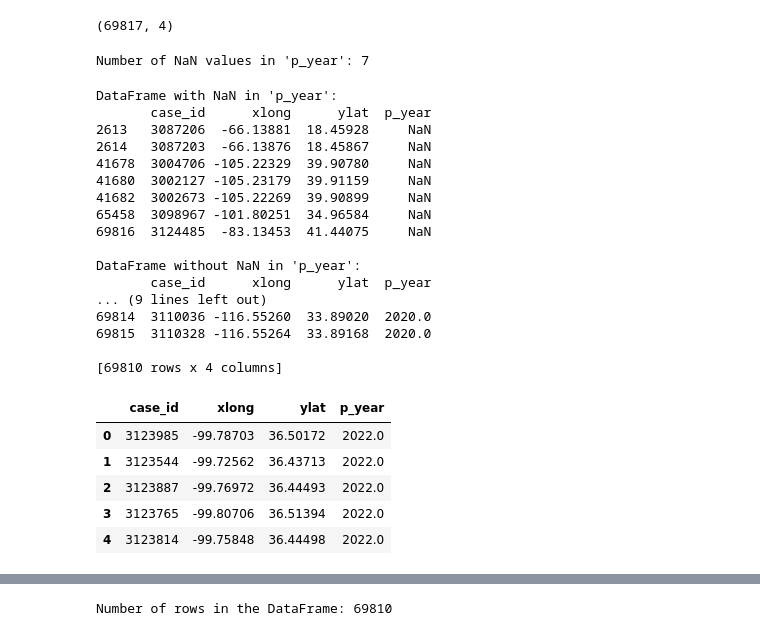
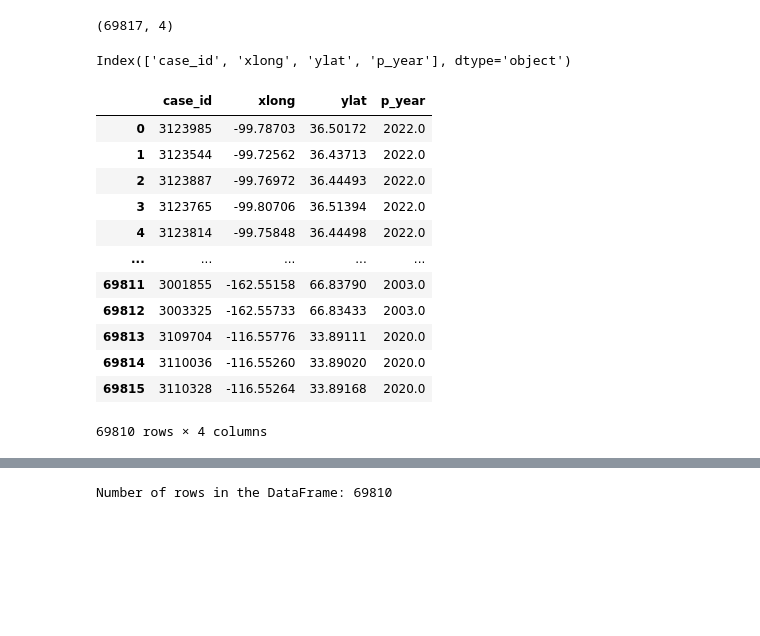
Before and after one commit to MF-MSB/Project_1, a Jupyter notebook: Question_2_Part_3.ipynb, the cells around one changed output, grey strips where cells are left out. Cells and saved outputs as stored; diff of their text form; code cells hidden in the pictures; blank space fills up the shorter version.

```diff
--- a/Question_2_Part_3.ipynb
+++ b/Question_2_Part_3.ipynb
@@ -38,12 +9,17 @@ dtype: object
 # %%
 # Call the USWTDB API and apply custom URL parameters to the request. Parameters allow us to filter the data return.
 data_url = "https://eersc.usgs.gov/api/uswtdb/v1/turbines?&t_cap=gt.0&select=case_id,xlong,ylat,p_year"
+# request the data and transfer to data frame
+response_data=requests.get(data_url)
+
 
 # Parse the JSON response from the API return and populate the dataframe
-df1 = pd.read_json(data_url)
+data=response_data.json()
+df=pd.json_normalize(data)
+
 
 # Preview the first five records of our dataframe based on the custom URL paramters in the API request
-df1.head(5)
+display(df)
 # %% [output]
 |  | case_id | xlong | ylat | p_year |
 | 0 | 3123985 | -99.78703 | 36.50172 | 2022.0 |
@@ -78,47 +59,27 @@ print(df_shape)
 # %% [output]
 (69817, 4)
 # %%
-nan_count_column1 = df1['p_year'].isna().sum()
-
-print("Number of NaN values in 'p_year':", nan_count_column1)
+#show columns
+df.columns
 # %% [output]
-Number of NaN values in 'p_year': 7
+Index(['case_id', 'xlong', 'ylat', 'p_year'], dtype='object')
-# %%
-df1_with_nan = df1[df1['p_year'].isna()]
-
-# Filter rows without NaN in 'p_year'
-df1_without_nan = df1[~df1['p_year'].isna()]
-
-# Display the DataFrames
-print("DataFrame with NaN in 'p_year':")
-print(df1_with_nan)
-
-print("\nDataFrame without NaN in 'p_year':")
-print(df1_without_nan)
-# %% [output]
-DataFrame with NaN in 'p_year':
-       case_id      xlong      ylat  p_year
-2613   3087206  -66.13881  18.45928     NaN
-2614   3087203  -66.13876  18.45867     NaN
-41678  3004706 -105.22329  39.90780     NaN
-41680  3002127 -105.23179  39.91159     NaN
-41682  3002673 -105.22269  39.90899     NaN
-65458  3098967 -101.80251  34.96584     NaN
-69816  3124485  -83.13453  41.44075     NaN
-
-DataFrame without NaN in 'p_year':
-       case_id      xlong      ylat  p_year
-... (9 lines left out)
-69814  3110036 -116.55260  33.89020  2020.0
-69815  3110328 -116.55264  33.89168  2020.0
-
-[69810 rows x 4 columns]
 # %%
-df1_without_nan.head()
+#check for duplicated value and NaN
+df.loc[df.duplicated(subset=['case_id', 'xlong', 'ylat', 'p_year'])]
+df=df.dropna()
+
+df
 # %% [output]
 |  | case_id | xlong | ylat | p_year |
 | 0 | 3123985 | -99.78703 | 36.50172 | 2022.0 |
 | 1 | 3123544 | -99.72562 | 36.43713 | 2022.0 |
 | 2 | 3123887 | -99.76972 | 36.44493 | 2022.0 |
 | 3 | 3123765 | -99.80706 | 36.51394 | 2022.0 |
 | 4 | 3123814 | -99.75848 | 36.44498 | 2022.0 |
+| ... | ... | ... | ... | ... |
+| 69811 | 3001855 | -162.55158 | 66.83790 | 2003.0 |
+| 69812 | 3003325 | -162.55733 | 66.83433 | 2003.0 |
+| 69813 | 3109704 | -116.55776 | 33.89111 | 2020.0 |
+| 69814 | 3110036 | -116.55260 | 33.89020 | 2020.0 |
+| 69815 | 3110328 | -116.55264 | 33.89168 | 2020.0 |
+69810 rows × 4 columns
```
Also changed, not shown: parts of 19 cells of this notebook, 1 other file.
